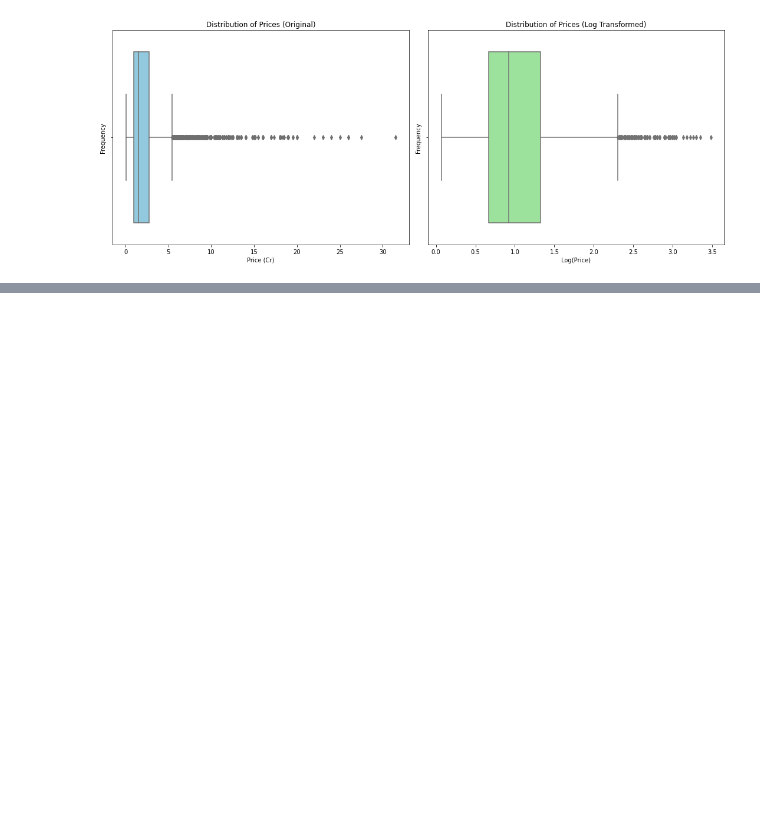
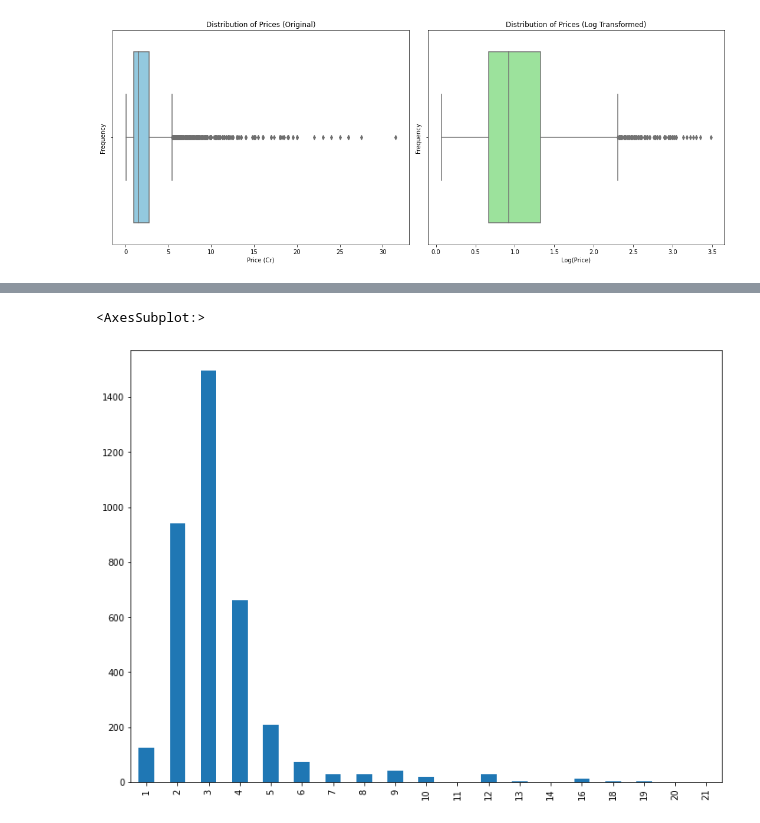
Before and after one commit to cipher499/real_estate_proj, a Jupyter notebook: EDA_univariate.ipynb, the cells around one changed output, grey strips where cells are left out. Drawn from its saved outputs; the diff is of its cells as text; code cells hidden in the pictures; blank space fills up the shorter version.

```diff
--- a/EDA_univariate.ipynb
+++ b/EDA_univariate.ipynb
@@ -371,0 +418,5 @@ plt.show()
+# %%
+df['bedrooms'].value_counts().sort_index().plot(kind='bar')
+# %% [output]
+<AxesSubplot:>
+[figure, added]
```
Also changed, not shown: parts of 35 cells of this notebook.
